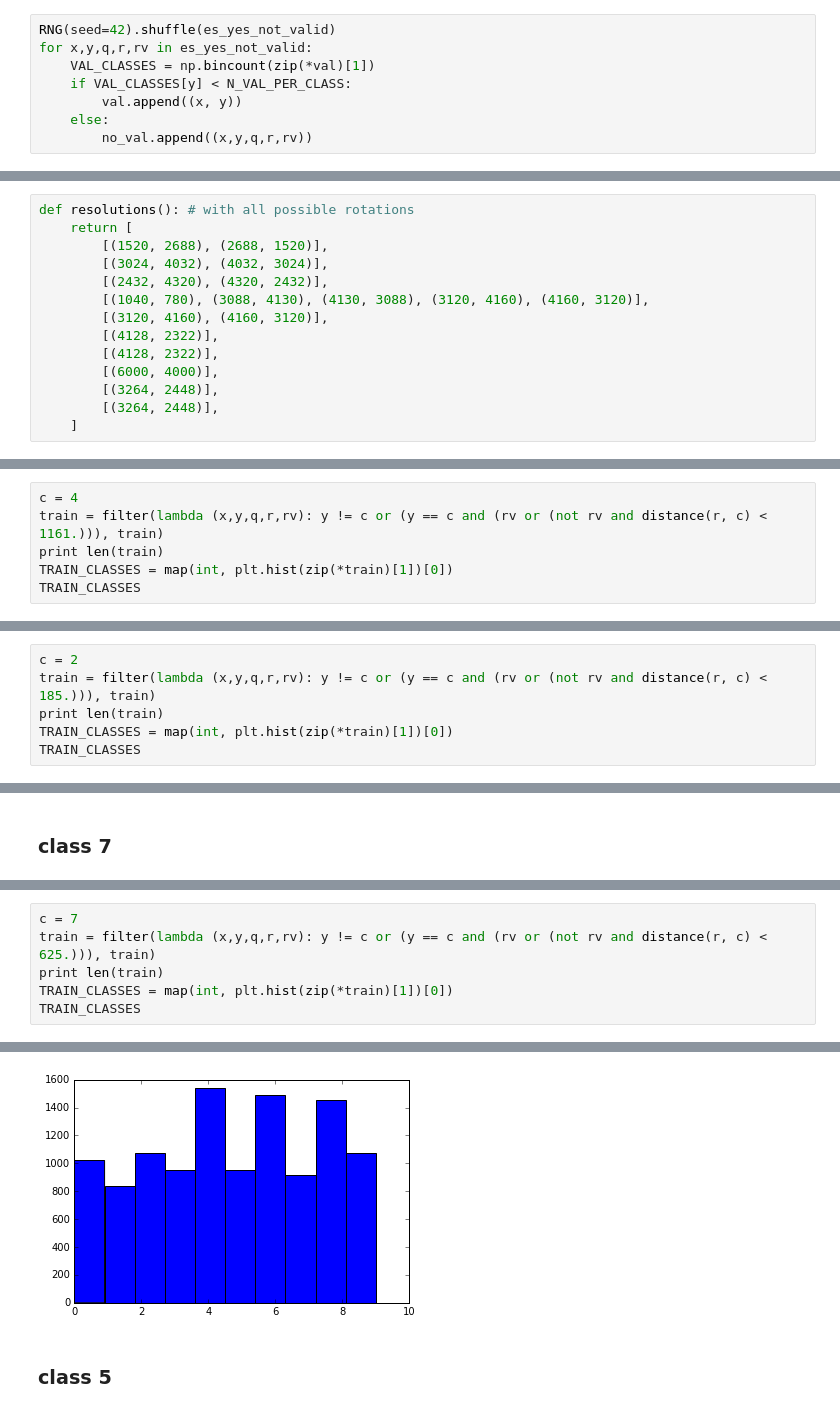
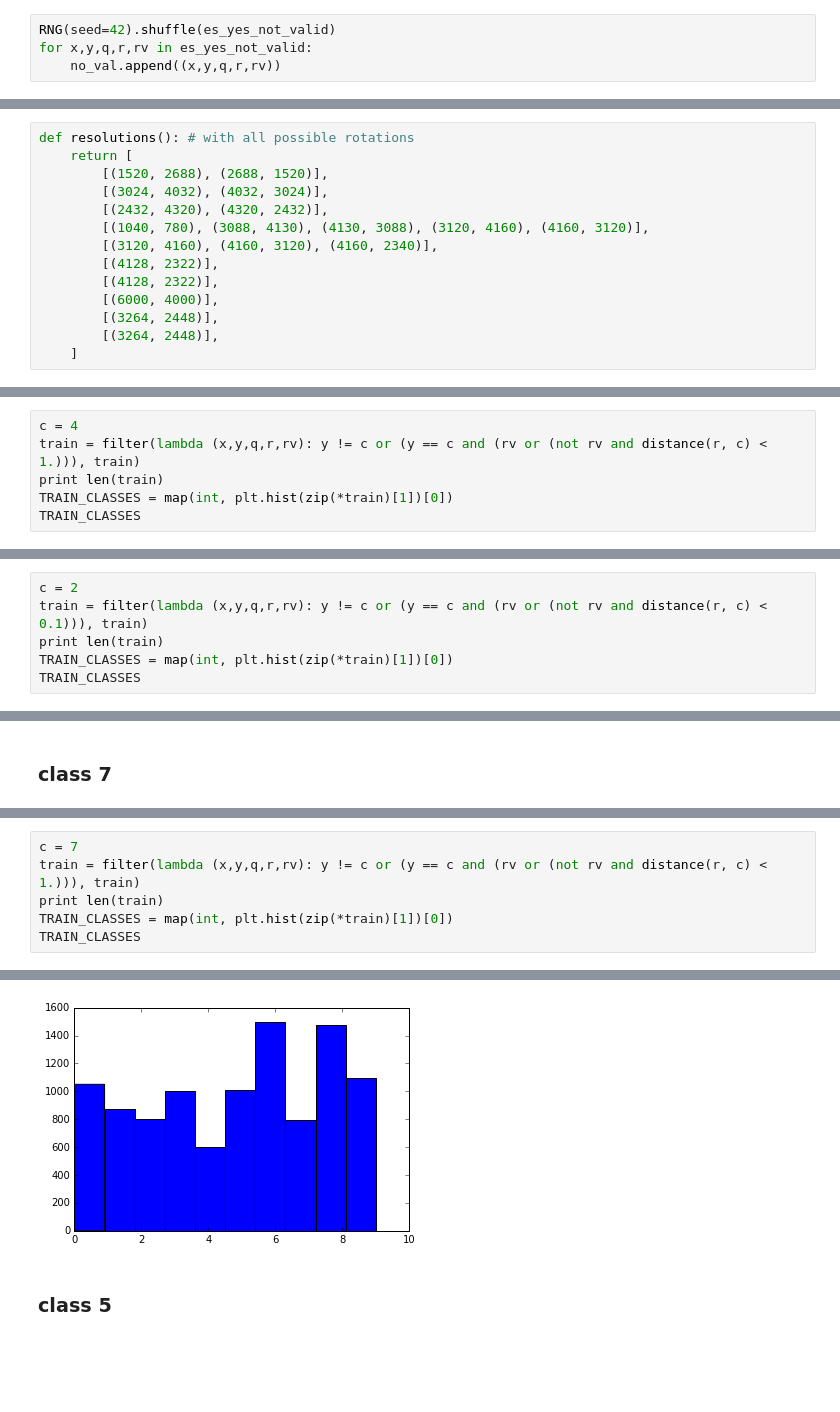
Before and after one commit to yell/kaggle-camera, a Jupyter notebook: notebooks/gen_balanced2.ipynb, the cells around one changed output, grey strips where cells are left out. Cells and saved outputs as stored; diff of their text form; blank space fills up the shorter version.

Commit message:
fix labels for Alex Firsov data (!), more carefully cherrypicked images, smaller val size

```diff
--- a/notebooks/gen_balanced2.ipynb
+++ b/notebooks/gen_balanced2.ipynb
@@ -117,11 +123,7 @@ VAL_CLASSES
 # %%
 RNG(seed=42).shuffle(es_yes_not_valid)
 for x,y,q,r,rv in es_yes_not_valid:
-    VAL_CLASSES = np.bincount(zip(*val)[1])
-    if VAL_CLASSES[y] < N_VAL_PER_CLASS:
-        val.append((x, y))
-    else:
-        no_val.append((x,y,q,r,rv))
+    no_val.append((x,y,q,r,rv))
 # %%
 VAL_CLASSES = map(int, plt.hist(zip(*val)[1])[0])
 VAL_CLASSES
@@ -207,7 +190,7 @@ def resolutions(): # with all possible rotations
         [(3024, 4032), (4032, 3024)],
         [(2432, 4320), (4320, 2432)],
         [(1040, 780), (3088, 4130), (4130, 3088), (3120, 4160), (4160, 3120)],
-        [(3120, 4160), (4160, 3120)],
+        [(3120, 4160), (4160, 3120), (4160, 2340)],
         [(4128, 2322)],
         [(4128, 2322)],
         [(6000, 4000)],
@@ -347,6 +343,6 @@ incorrect[20:30]
 # %%
 c = 4
-train = filter(lambda (x,y,q,r,rv): y != c or (y == c and (rv or (not rv and distance(r, c) < 1161.))), train)
+train = filter(lambda (x,y,q,r,rv): y != c or (y == c and (rv or (not rv and distance(r, c) < 1.))), train)
 print len(train)
 TRAIN_CLASSES = map(int, plt.hist(zip(*train)[1])[0])
 TRAIN_CLASSES
@@ -376,6 +372,6 @@ print dists[:30]
 # %%
 c = 2
-train = filter(lambda (x,y,q,r,rv): y != c or (y == c and (rv or (not rv and distance(r, c) < 185.))), train)
+train = filter(lambda (x,y,q,r,rv): y != c or (y == c and (rv or (not rv and distance(r, c) < 0.1))), train)
 print len(train)
 TRAIN_CLASSES = map(int, plt.hist(zip(*train)[1])[0])
 TRAIN_CLASSES
@@ -441,7 +437,7 @@ incorrect[550:600]
   False)]
 # %%
 c = 7
-train = filter(lambda (x,y,q,r,rv): y != c or (y == c and (rv or (not rv and distance(r, c) < 625.))), train)
+train = filter(lambda (x,y,q,r,rv): y != c or (y == c and (rv or (not rv and distance(r, c) < 1.))), train)
 print len(train)
 TRAIN_CLASSES = map(int, plt.hist(zip(*train)[1])[0])
 TRAIN_CLASSES
@@ -451,4 +447,4 @@ TRAIN_CLASSES
-[figure, old version]
+[figure, new version]
 # %% [markdown]
 ### class 5
 # %%
```
Also changed, not shown: parts of 56 cells of this notebook, 1 other file.
